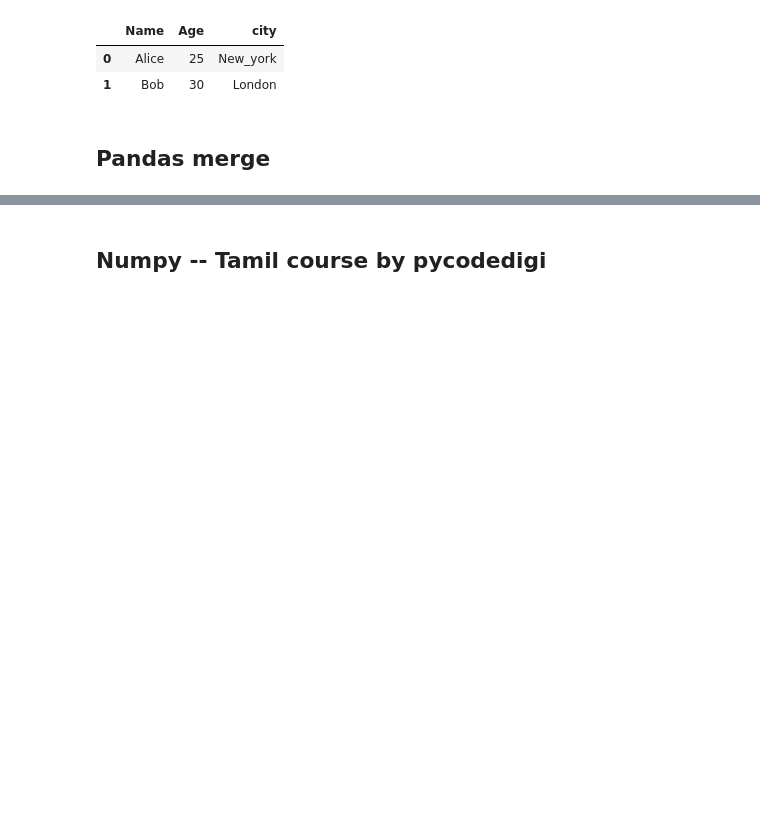
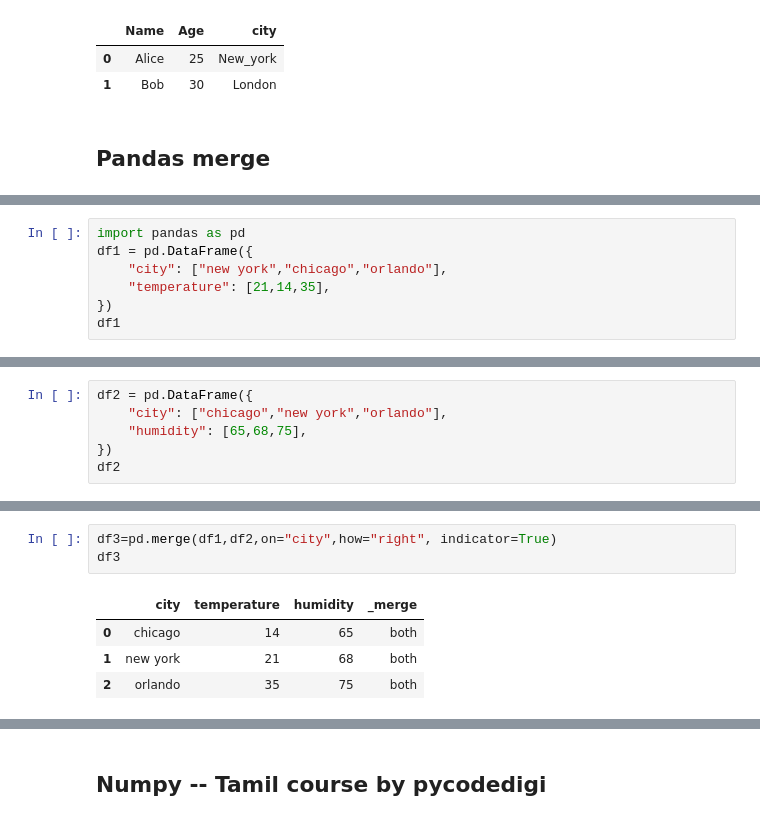
Before and after one commit to uba-sagan/Projects, a Jupyter notebook: Data_Analytics/Pandas.ipynb, the cells around one changed output, grey strips where cells are left out. Cells and saved outputs as stored; diff of their text form; blank space fills up the shorter version.

Commit message:
Pandas coding practise

```diff
--- a/Data_Analytics/Pandas.ipynb
+++ b/Data_Analytics/Pandas.ipynb
@@ -1358,0 +1386,7 @@ NameError: name 'pd' is not defined
+# %%
+import pandas as pd
+df1 = pd.DataFrame({
+    "city": ["new york","chicago","orlando"],
+    "temperature": [21,14,35],
+})
+df1
@@ -1358,0 +1398,6 @@ NameError: name 'pd' is not defined
+# %%
+df2 = pd.DataFrame({
+    "city": ["chicago","new york","orlando"],
+    "humidity": [65,68,75],
+})
+df2
@@ -1358,0 +1457,8 @@ NameError: name 'pd' is not defined
+# %%
+df3=pd.merge(df1,df2,on="city",how="right", indicator=True)
+df3
+# %% [output]
+|  | city | temperature | humidity | _merge |
+| 0 | chicago | 14 | 65 | both |
+| 1 | new york | 21 | 68 | both |
+| 2 | orlando | 35 | 75 | both |
```
Also changed, not shown: parts of 14 cells of this notebook.
